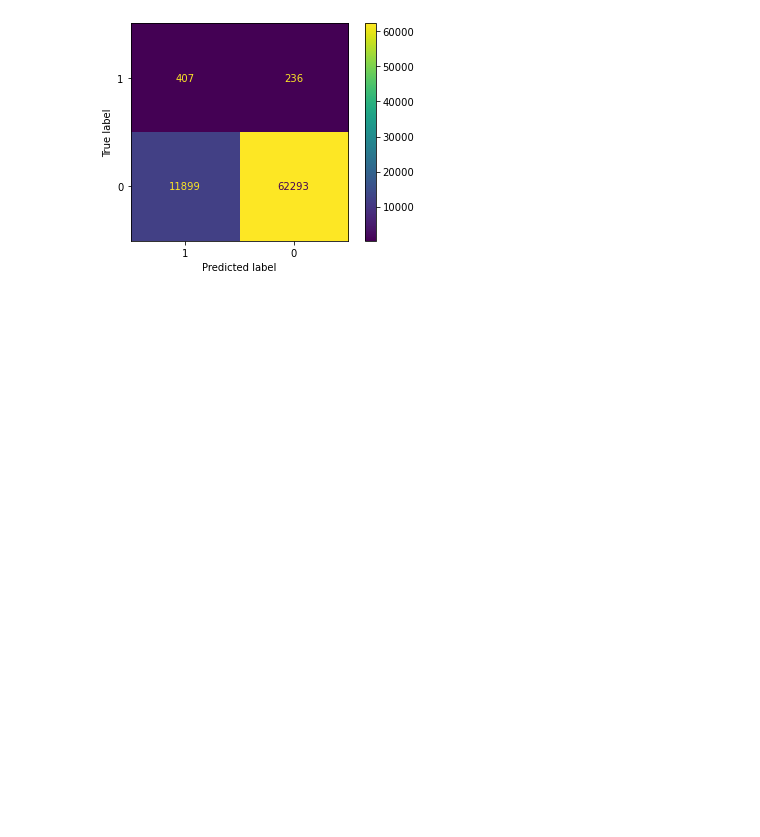
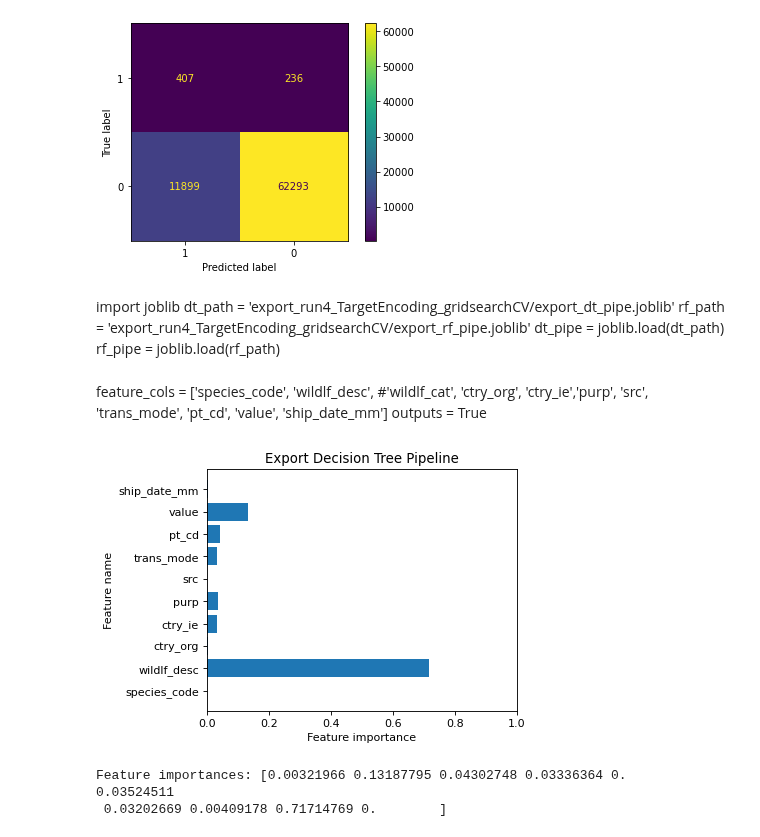
Before and after one commit to YinterestingProjects/milestone_2, a Jupyter notebook: modeling/5_tuning_export_DecisionTree2.ipynb, the cells around one changed output. Drawn from its saved outputs; the diff is of its cells as text; code cells hidden in the pictures; blank space fills up the shorter version.

```diff
--- a/modeling/5_tuning_export_DecisionTree2.ipynb
+++ b/modeling/5_tuning_export_DecisionTree2.ipynb
@@ -209,3 +209,30 @@ Random Forest (best model)
  [[  407   236]
  [11899 62293]]
 [figure]
+# %% [markdown]
+import joblib
+dt_path = 'export_run4_TargetEncoding_gridsearchCV/export_dt_pipe.joblib'
+rf_path = 'export_run4_TargetEncoding_gridsearchCV/export_rf_pipe.joblib'
+dt_pipe = joblib.load(dt_path)
+rf_pipe = joblib.load(rf_path)
+# %% [markdown]
+feature_cols = ['species_code', 'wildlf_desc', #'wildlf_cat',
+                'ctry_org', 'ctry_ie','purp', 'src', 'trans_mode', 'pt_cd',
+                 'value', 'ship_date_mm']
+outputs = True
+# %%
+from adspy_shared_utilities import plot_feature_importances
+from adspy_shared_utilities import plot_decision_tree
+import matplotlib.pyplot as plt
+
+plt.figure(figsize=(5,4), dpi=80)
+plot_feature_importances(dt_pipe.best_estimator_.named_steps['clf'], feature_cols)
+plt.title('Export Decision Tree Pipeline')
+plt.xlim(0, 1)
+if outputs:
+    plt.show()
+    print('Feature importances: {}'.format(dt_pipe.best_estimator_.named_steps['clf'].feature_importances_[::-1]))
+# %% [output]
+[figure, added]
+Feature importances: [0.00321966 0.13187795 0.04302748 0.03336364 0.         0.03524511
+ 0.03202669 0.00409178 0.71714769 0.        ]
```
Also changed, not shown: parts of 7 cells of this notebook, 8 other files.
